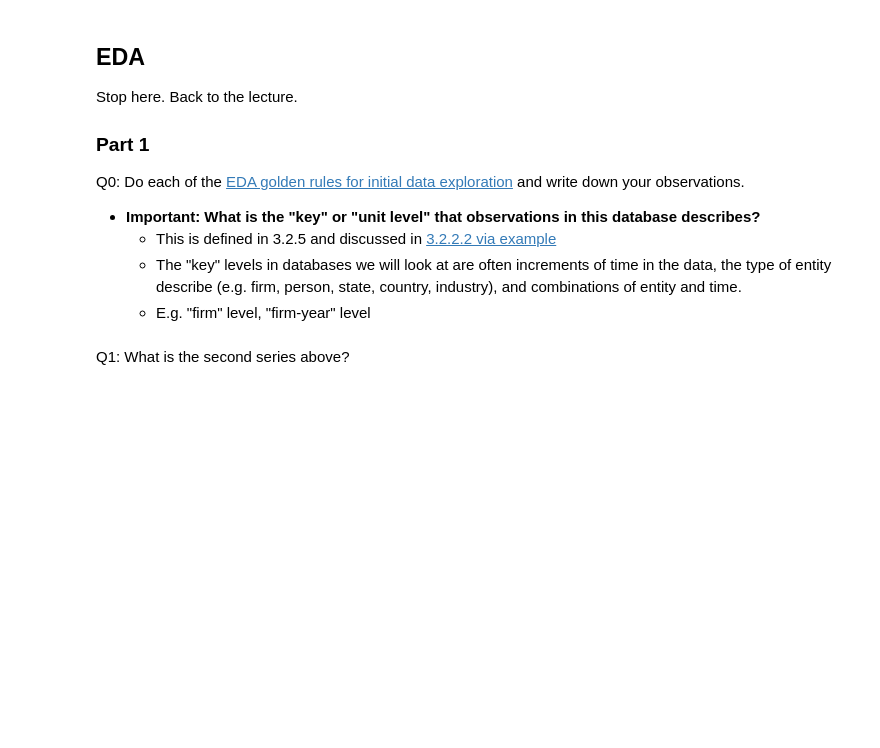
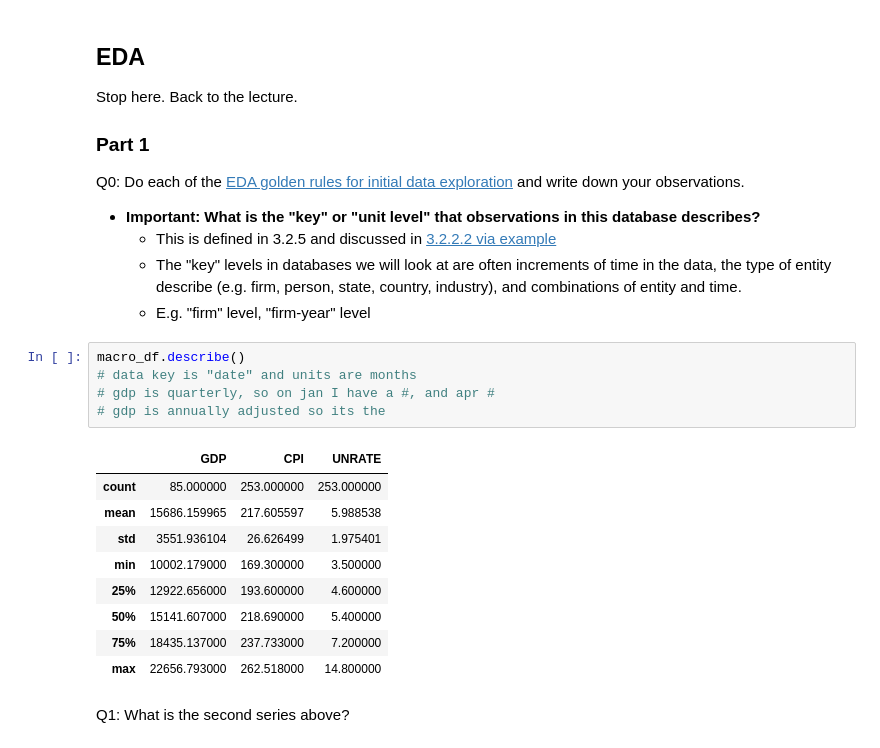
Before and after one commit to mikej3663/ledatascifi-2025, a Jupyter notebook: ledatascifi-2025/handouts/Pandas exercises.ipynb, the cells around one changed output. Drawn from its saved outputs; the diff is of its cells as text; blank space fills up the shorter version.

```diff
--- a/ledatascifi-2025/handouts/Pandas exercises.ipynb
+++ b/ledatascifi-2025/handouts/Pandas exercises.ipynb
@@ -279,5 +312,20 @@ Q0: Do each of the [EDA golden rules for initial data exploration](https://ledat
     - This is defined in 3.2.5 and discussed in [3.2.2.2 via example](https://ledatascifi.github.io/ledatascifi-2025/content/03/02b_pandasVocab.html#the-shape-of-data)
     - The "key" levels in databases we will look at are often increments of time in the data, the type of entity describe (e.g. firm, person, state, country, industry), and combinations of entity and time.
     - E.g. "firm" level, "firm-year" level
+# %%
+macro_df.describe()
+# data key is "date" and units are months
+# gdp is quarterly, so on jan I have a #, and apr #
+# gdp is annually adjusted so its the
+# %% [output]
+|  | GDP | CPI | UNRATE |
+| count | 85.000000 | 253.000000 | 253.000000 |
+| mean | 15686.159965 | 217.605597 | 5.988538 |
+| std | 3551.936104 | 26.626499 | 1.975401 |
+| min | 10002.179000 | 169.300000 | 3.500000 |
+| 25% | 12922.656000 | 193.600000 | 4.600000 |
+| 50% | 15141.607000 | 218.690000 | 5.400000 |
+| 75% | 18435.137000 | 237.733000 | 7.200000 |
+| max | 22656.793000 | 262.518000 | 14.800000 |
 # %% [markdown]
 Q1: What is the second series above?
```
Also changed, not shown: parts of 14 cells of this notebook.
